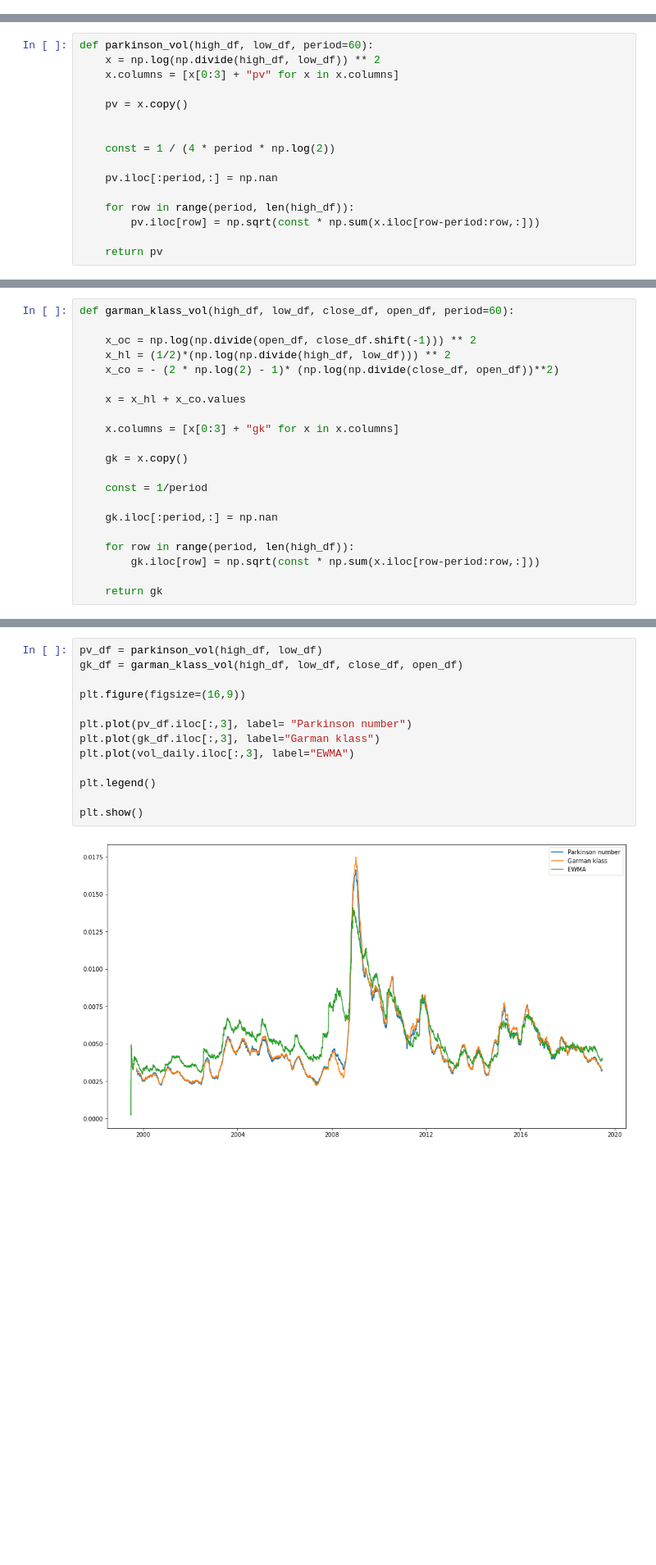
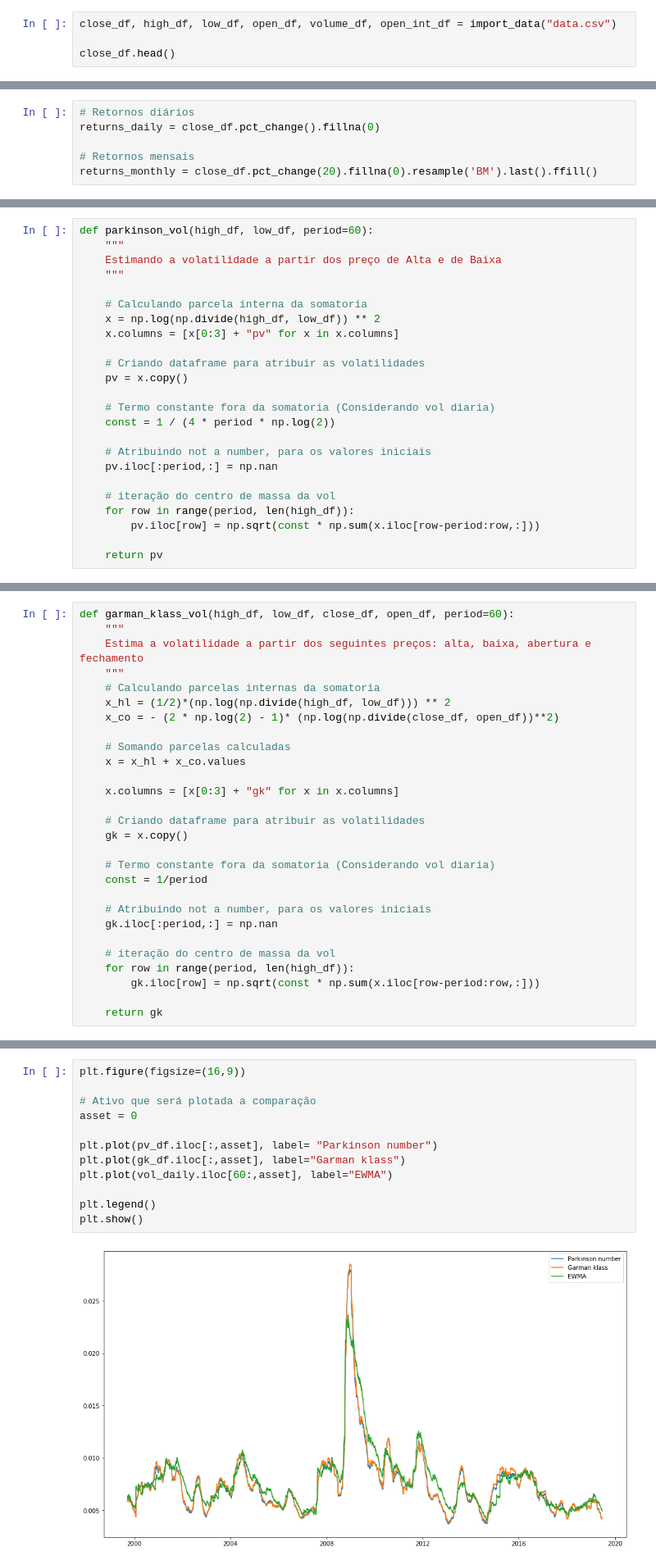
Before and after one commit to turing-usp/Momentum, a Jupyter notebook: TSMOM_Leme.ipynb, the cells around one changed output, grey strips where cells are left out. Shown at 82% size. Saved outputs shown, nothing was run; the diff lists cells and outputs as text; blank space fills up the shorter version.

```diff
--- a/TSMOM_Leme.ipynb
+++ b/TSMOM_Leme.ipynb
@@ -62,0 +104,4 @@ close_df.tail()
+# %%
+close_df, high_df, low_df, open_df, volume_df, open_int_df = import_data("data.csv")
+
+close_df.head()
@@ -62,0 +128,6 @@ close_df.tail()
+# %%
+# Retornos diários
+returns_daily = close_df.pct_change().fillna(0)
+
+# Retornos mensais
+returns_monthly = close_df.pct_change(20).fillna(0).resample('BM').last().ffill()
@@ -86,15 +178,23 @@ estimating vol with high and low prices
 # %%
 def parkinson_vol(high_df, low_df, period=60):
+    """
+    Estimando a volatilidade a partir dos preço de Alta e de Baixa
+    """
+
+    # Calculando parcela interna da somatoria
     x = np.log(np.divide(high_df, low_df)) ** 2
     x.columns = [x[0:3] + "pv" for x in x.columns]
 
+    # Criando dataframe para atribuir as volatilidades
     pv = x.copy()
 
-
+    # Termo constante fora da somatoria (Considerando vol diaria)
     const = 1 / (4 * period * np.log(2))
 
+    # Atribuindo not a number, para os valores iniciais
     pv.iloc[:period,:] = np.nan
 
+    # iteração do centro de massa da vol
     for row in range(period, len(high_df)):
         pv.iloc[row] = np.sqrt(const * np.sum(x.iloc[row-period:row,:]))
 
@@ -106,21 +221,28 @@ estimating vol with close, open, low and prices.
 ![Garman Klass vol](images/garman-klass_vol.png)
 # %%
 def garman_klass_vol(high_df, low_df, close_df, open_df, period=60):
-
-    x_oc = np.log(np.divide(open_df, close_df.shift(-1))) ** 2
+    """
+    Estima a volatilidade a partir dos seguintes preços: alta, baixa, abertura e fechamento
+    """
+    # Calculando parcelas internas da somatoria
     x_hl = (1/2)*(np.log(np.divide(high_df, low_df))) ** 2
     x_co = - (2 * np.log(2) - 1)* (np.log(np.divide(close_df, open_df))**2)
 
+    # Somando parcelas calculadas
     x = x_hl + x_co.values
 
     x.columns = [x[0:3] + "gk" for x in x.columns]
 
+    # Criando dataframe para atribuir as volatilidades
     gk = x.copy()
 
+    # Termo constante fora da somatoria (Considerando vol diaria)
     const = 1/period
 
+    # Atribuindo not a number, para os valores iniciais
     gk.iloc[:period,:] = np.nan
 
+    # iteração do centro de massa da vol
     for row in range(period, len(high_df)):
         gk.iloc[row] = np.sqrt(const * np.sum(x.iloc[row-period:row,:]))
 
@@ -128,15 +266,14 @@ def garman_klass_vol(high_df, low_df, close_df, open_df, period=60):
 # %%
-pv_df = parkinson_vol(high_df, low_df)
-gk_df = garman_klass_vol(high_df, low_df, close_df, open_df)
-
 plt.figure(figsize=(16,9))
 
-plt.plot(pv_df.iloc[:,3], label= "Parkinson number")
-plt.plot(gk_df.iloc[:,3], label="Garman klass")
-plt.plot(vol_daily.iloc[:,3], label="EWMA")
+# Ativo que será plotada a comparação
+asset = 0
+
+plt.plot(pv_df.iloc[:,asset], label= "Parkinson number")
+plt.plot(gk_df.iloc[:,asset], label="Garman klass")
+plt.plot(vol_daily.iloc[60:,asset], label="EWMA")
 
 plt.legend()
-
 plt.show()
 # %% [output]
-[figure, old version]
+[figure, new version]
```
Also changed, not shown: parts of 46 cells of this notebook, 2 other files.
